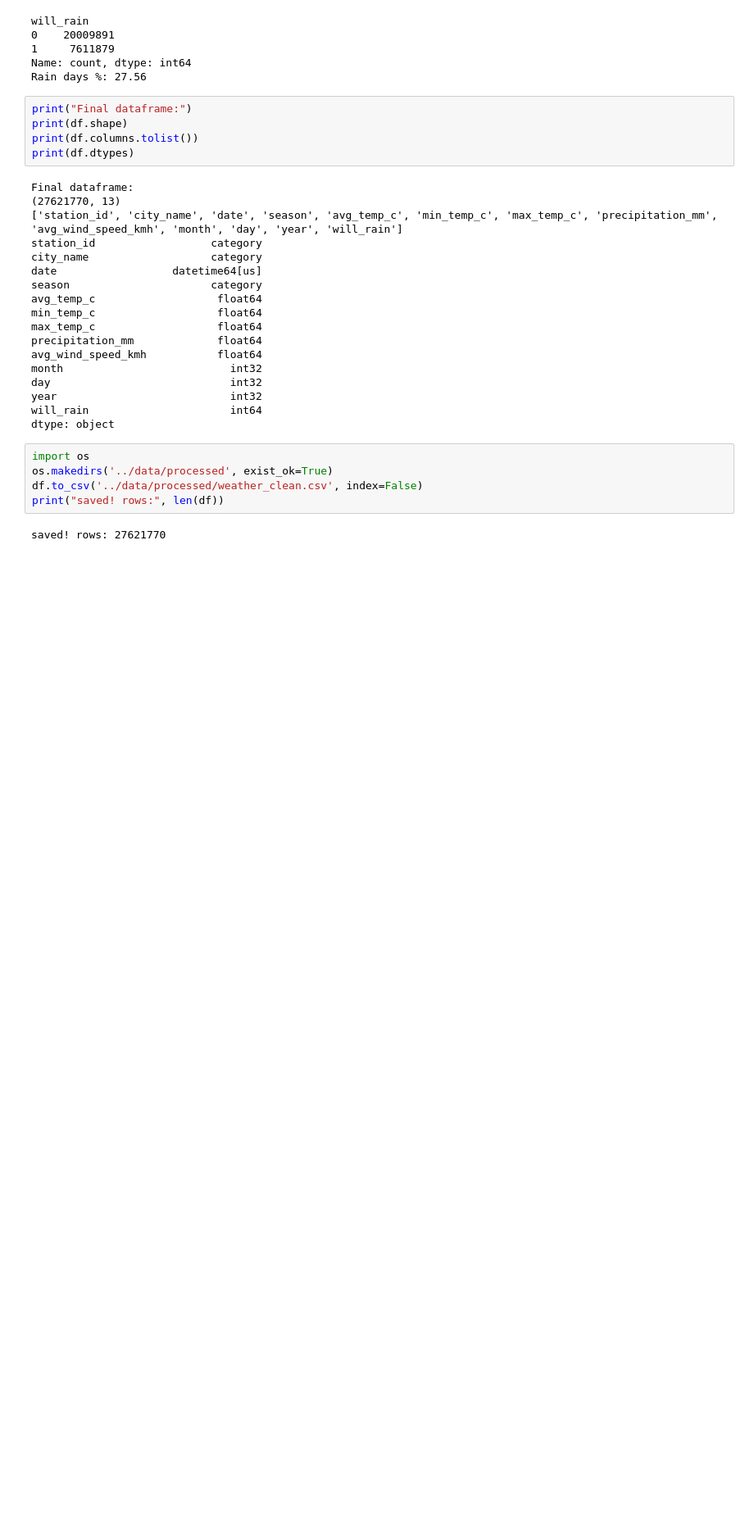
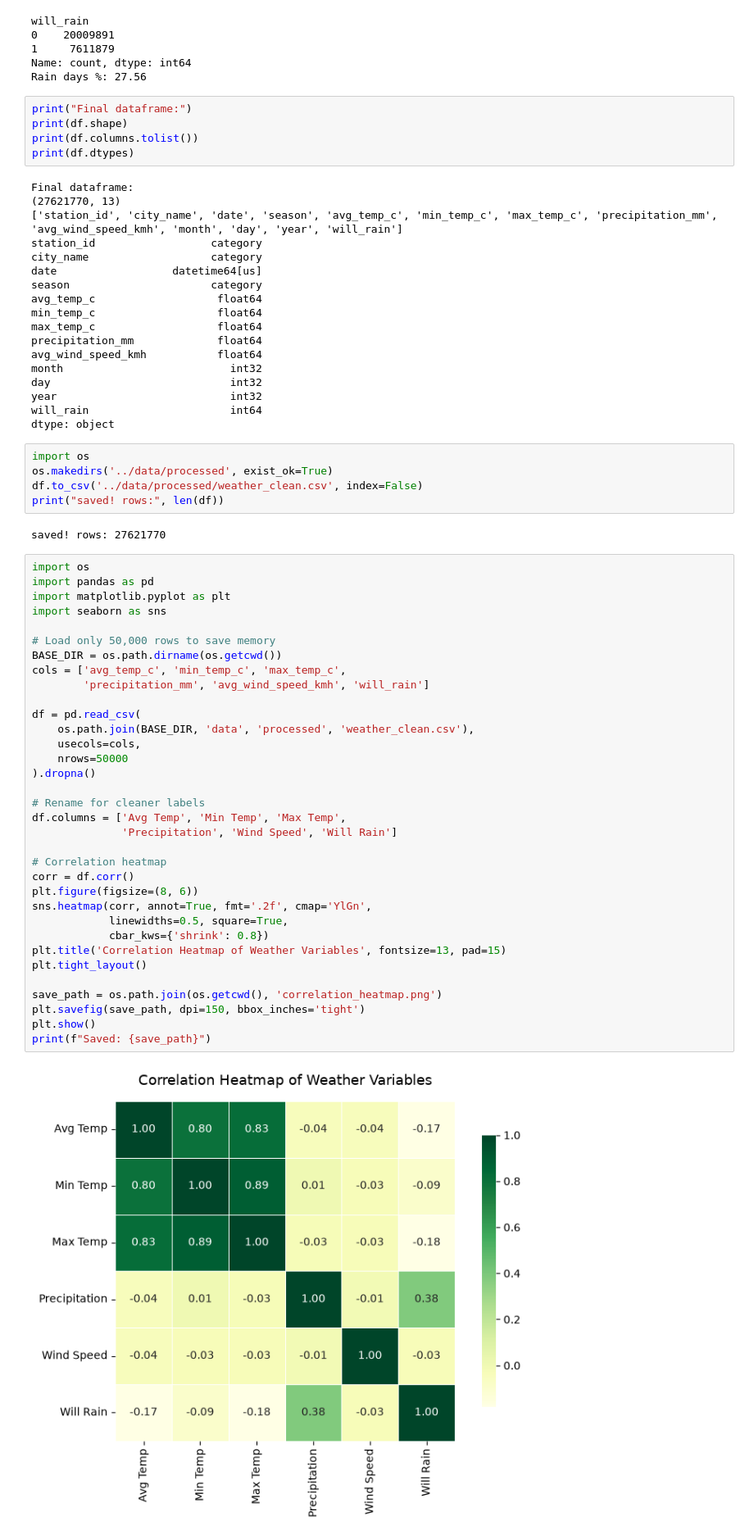
Before and after one commit to sampath-s07/weathergpt-ml, a Jupyter notebook: notebooks/01_eda.ipynb, the cells around one changed output. Shown at 82% size. Drawn from its saved outputs; the diff is of its cells as text; blank space fills up the shorter version.

```diff
--- a/notebooks/01_eda.ipynb
+++ b/notebooks/01_eda.ipynb
@@ -128,3 +128,39 @@ df.to_csv('../data/processed/weather_clean.csv', index=False)
 print("saved! rows:", len(df))
 # %% [output]
 saved! rows: 27621770
+# %%
+import os
+import pandas as pd
+import matplotlib.pyplot as plt
+import seaborn as sns
+
+# Load only 50,000 rows to save memory
+BASE_DIR = os.path.dirname(os.getcwd())
+cols = ['avg_temp_c', 'min_temp_c', 'max_temp_c',
+        'precipitation_mm', 'avg_wind_speed_kmh', 'will_rain']
+
+df = pd.read_csv(
+    os.path.join(BASE_DIR, 'data', 'processed', 'weather_clean.csv'),
+    usecols=cols,
+    nrows=50000
+).dropna()
+
+# Rename for cleaner labels
+df.columns = ['Avg Temp', 'Min Temp', 'Max Temp',
+              'Precipitation', 'Wind Speed', 'Will Rain']
+
+# Correlation heatmap
+corr = df.corr()
+plt.figure(figsize=(8, 6))
+sns.heatmap(corr, annot=True, fmt='.2f', cmap='YlGn',
+            linewidths=0.5, square=True,
+            cbar_kws={'shrink': 0.8})
+plt.title('Correlation Heatmap of Weather Variables', fontsize=13, pad=15)
+plt.tight_layout()
+
+save_path = os.path.join(os.getcwd(), 'correlation_heatmap.png')
+plt.savefig(save_path, dpi=150, bbox_inches='tight')
+plt.show()
+print(f"Saved: {save_path}")
+# %% [output]
+[figure, added]
```
Also changed, not shown: parts of 1 cell of this notebook, 10 other files.
